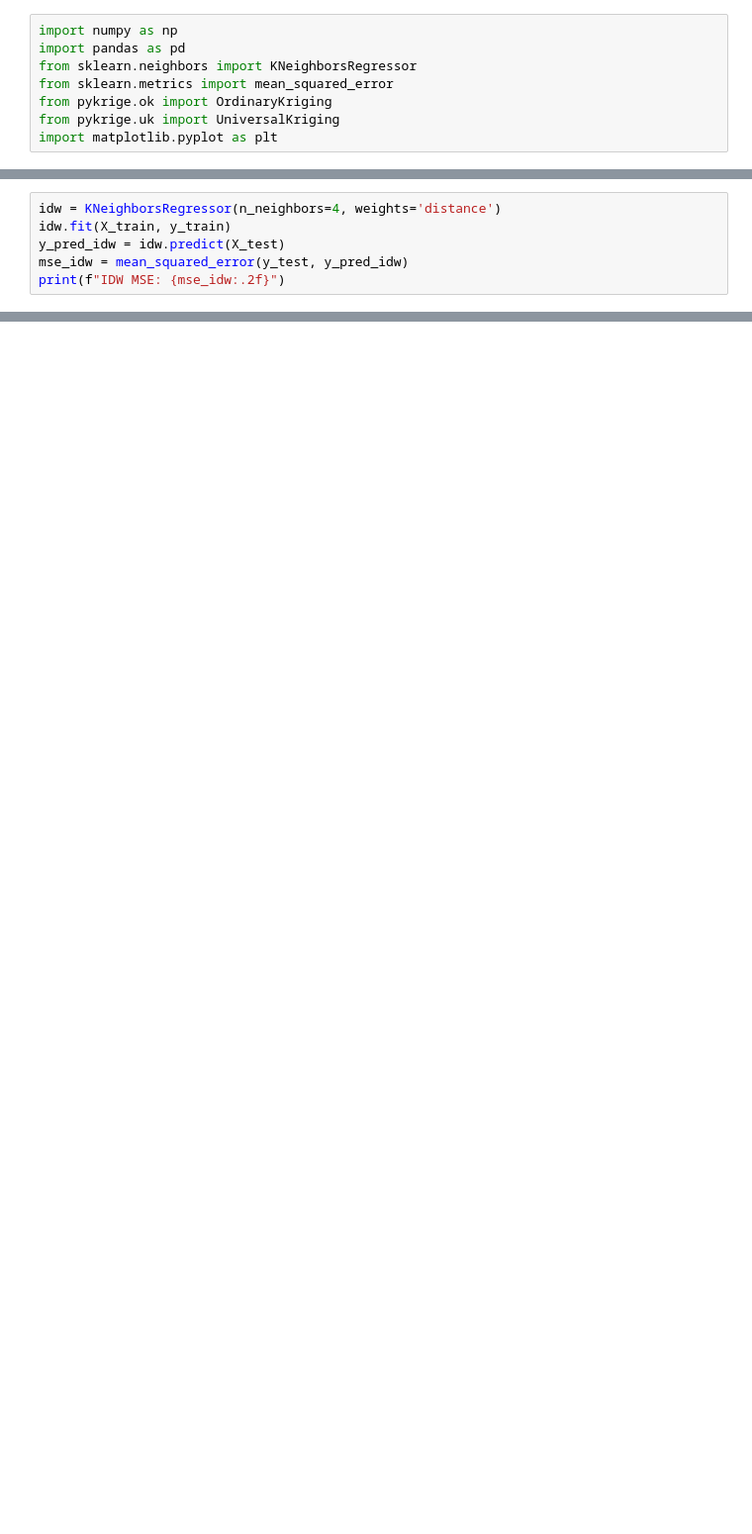
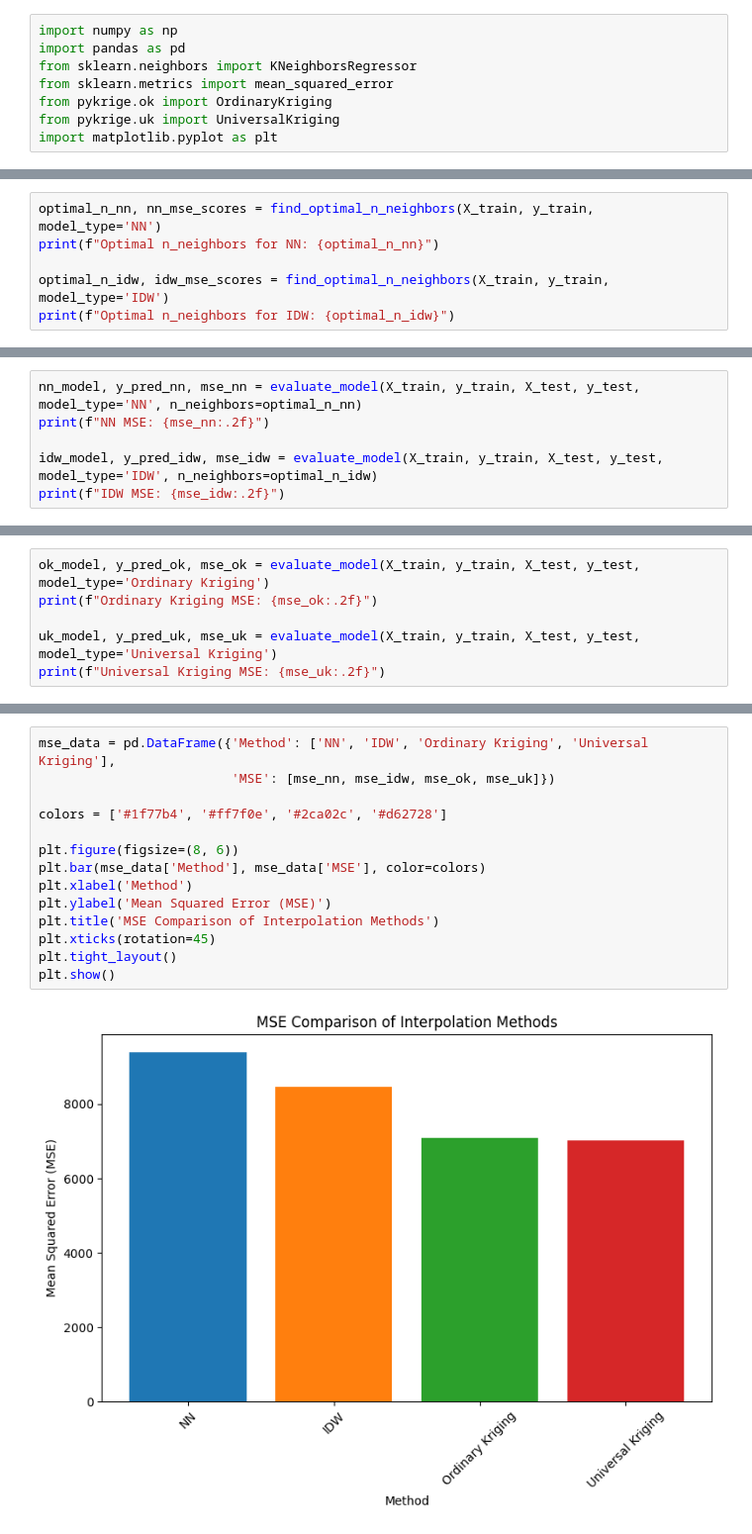
Before and after one commit to wojtas000/SMiB, a Jupyter notebook: Homework5/homework5.ipynb, the cells around one changed output, grey strips where cells are left out. Shown: that part at 99% size. Saved outputs shown, nothing was run; the diff lists cells and outputs as text; blank space fills up the shorter version.

```diff
--- a/Homework5/homework5.ipynb
+++ b/Homework5/homework5.ipynb
@@ -70,6 +129,0 @@ Nearest Neighbor MSE: 12630.28
-# %%
-idw = KNeighborsRegressor(n_neighbors=4, weights='distance')
-idw.fit(X_train, y_train)
-y_pred_idw = idw.predict(X_test)
-mse_idw = mean_squared_error(y_test, y_pred_idw)
-print(f"IDW MSE: {mse_idw:.2f}")
@@ -77,0 +151,6 @@ IDW MSE: 14515.69
+# %%
+optimal_n_nn, nn_mse_scores = find_optimal_n_neighbors(X_train, y_train, model_type='NN')
+print(f"Optimal n_neighbors for NN: {optimal_n_nn}")
+
+optimal_n_idw, idw_mse_scores = find_optimal_n_neighbors(X_train, y_train, model_type='IDW')
+print(f"Optimal n_neighbors for IDW: {optimal_n_idw}")
@@ -77,0 +162,6 @@ IDW MSE: 14515.69
+# %%
+nn_model, y_pred_nn, mse_nn = evaluate_model(X_train, y_train, X_test, y_test, model_type='NN', n_neighbors=optimal_n_nn)
+print(f"NN MSE: {mse_nn:.2f}")
+
+idw_model, y_pred_idw, mse_idw = evaluate_model(X_train, y_train, X_test, y_test, model_type='IDW', n_neighbors=optimal_n_idw)
+print(f"IDW MSE: {mse_idw:.2f}")
@@ -77,0 +173,6 @@ IDW MSE: 14515.69
+# %%
+ok_model, y_pred_ok, mse_ok = evaluate_model(X_train, y_train, X_test, y_test, model_type='Ordinary Kriging')
+print(f"Ordinary Kriging MSE: {mse_ok:.2f}")
+
+uk_model, y_pred_uk, mse_uk = evaluate_model(X_train, y_train, X_test, y_test, model_type='Universal Kriging')
+print(f"Universal Kriging MSE: {mse_uk:.2f}")
@@ -77,0 +199,16 @@ IDW MSE: 14515.69
+# %%
+mse_data = pd.DataFrame({'Method': ['NN', 'IDW', 'Ordinary Kriging', 'Universal Kriging'],
+                         'MSE': [mse_nn, mse_idw, mse_ok, mse_uk]})
+
+colors = ['#1f77b4', '#ff7f0e', '#2ca02c', '#d62728']
+
+plt.figure(figsize=(8, 6))
+plt.bar(mse_data['Method'], mse_data['MSE'], color=colors)
+plt.xlabel('Method')
+plt.ylabel('Mean Squared Error (MSE)')
+plt.title('MSE Comparison of Interpolation Methods')
+plt.xticks(rotation=45)
+plt.tight_layout()
+plt.show()
+# %% [output]
+[figure, added]
```
Also changed, not shown: parts of 29 cells of this notebook.
